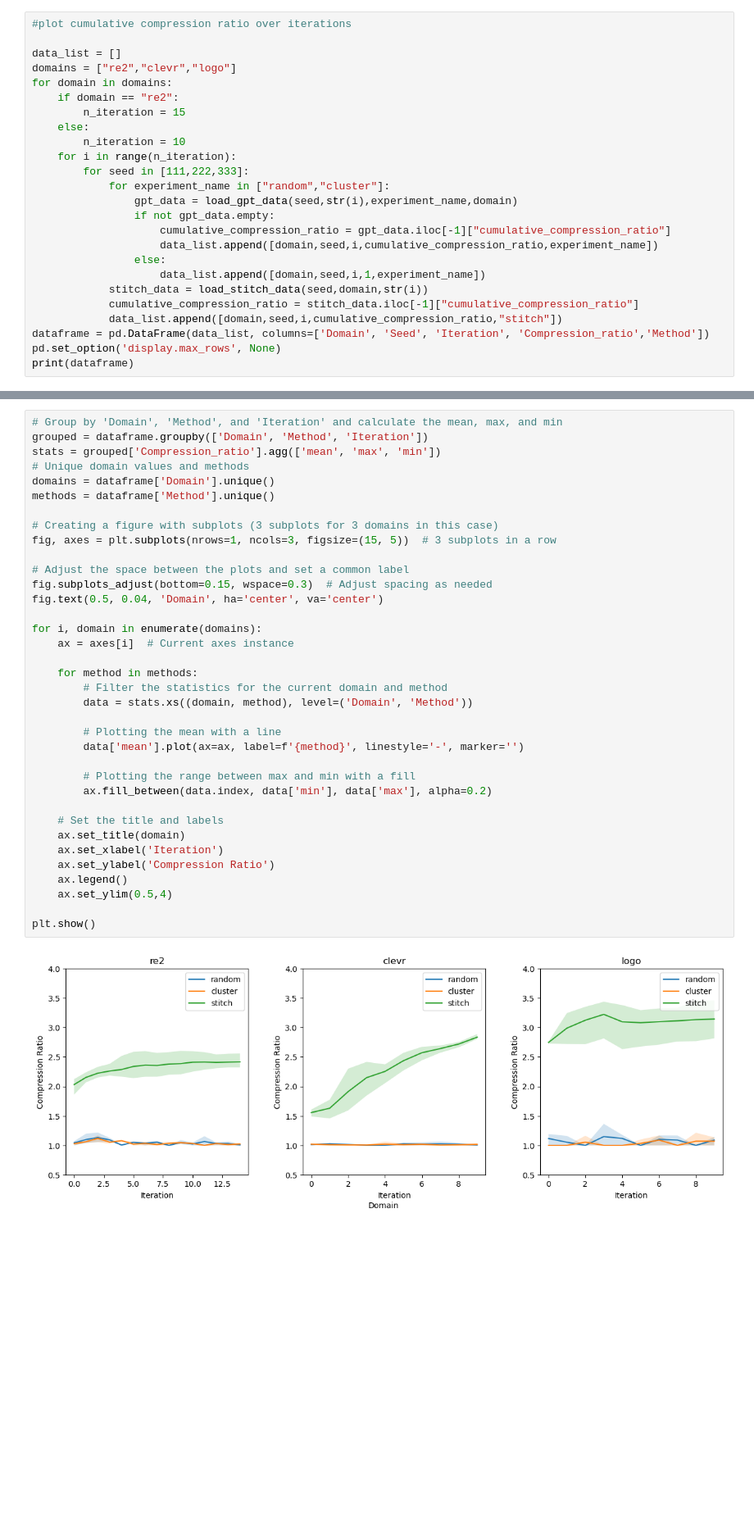
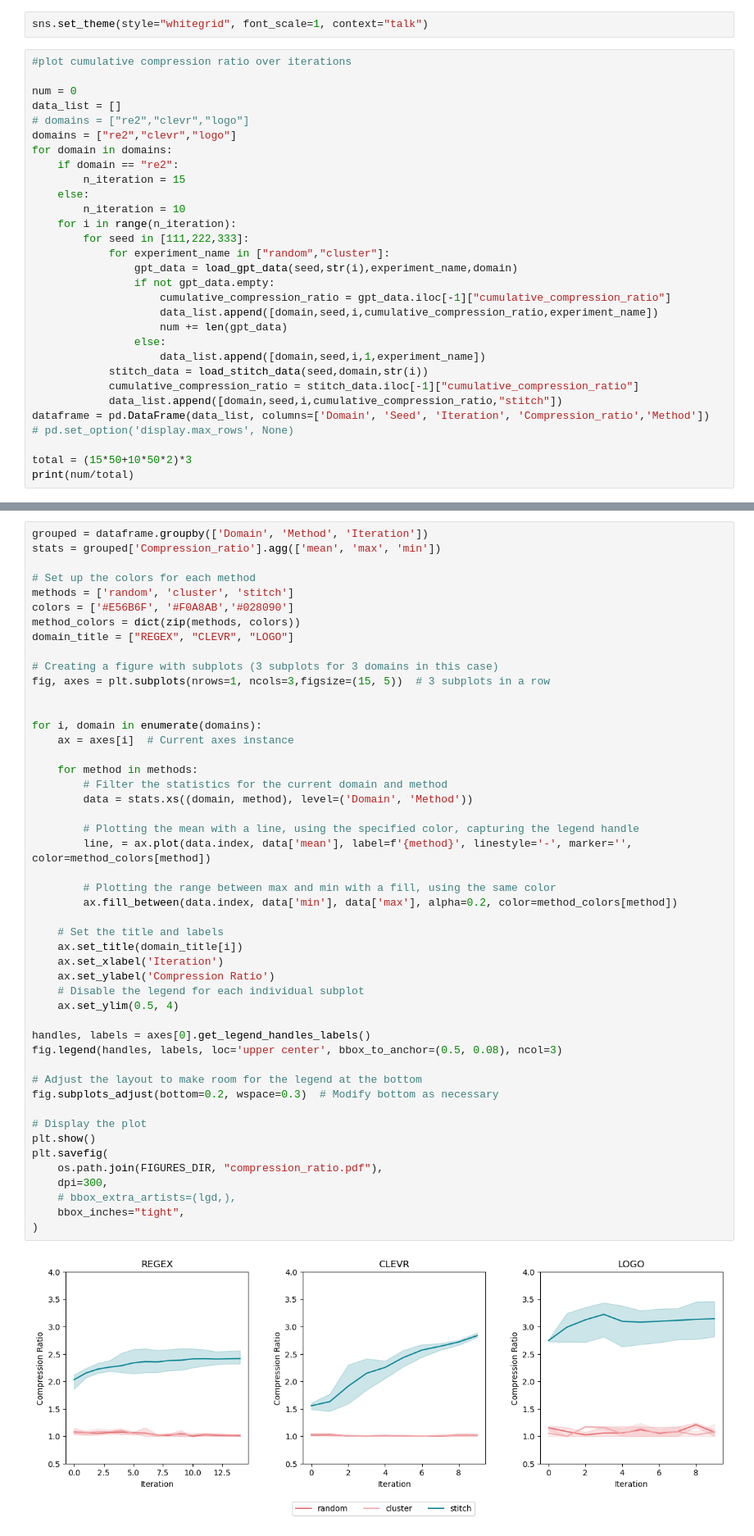
Before and after one commit to gabegrand/lilo, a Jupyter notebook: analysis/analyze_gpt_abstraction.ipynb, the cells around one changed output, grey strips where cells are left out. Shown at 82% size. Drawn from its saved outputs; the diff is of its cells as text; blank space fills up the shorter version.

```diff
--- a/analysis/analyze_gpt_abstraction.ipynb
+++ b/analysis/analyze_gpt_abstraction.ipynb
@@ -143,7 +227,11 @@ plt.show()
+# %%
+sns.set_theme(style="whitegrid", font_scale=1, context="talk")
 # %%
 #plot cumulative compression ratio over iterations
 
+num = 0
 data_list = []
+# domains = ["re2","clevr","logo"]
 domains = ["re2","clevr","logo"]
 for domain in domains:
     if domain == "re2":
@@ -157,12 +245,15 @@ for domain in domains:
                 if not gpt_data.empty:
                     cumulative_compression_ratio = gpt_data.iloc[-1]["cumulative_compression_ratio"]
                     data_list.append([domain,seed,i,cumulative_compression_ratio,experiment_name])
+                    num += len(gpt_data)
                 else:
                     data_list.append([domain,seed,i,1,experiment_name])
             stitch_data = load_stitch_data(seed,domain,str(i))
             cumulative_compression_ratio = stitch_data.iloc[-1]["cumulative_compression_ratio"]
             data_list.append([domain,seed,i,cumulative_compression_ratio,"stitch"])
 dataframe = pd.DataFrame(data_list, columns=['Domain', 'Seed', 'Iteration', 'Compression_ratio','Method'])
-pd.set_option('display.max_rows', None)
-print(dataframe)
+# pd.set_option('display.max_rows', None)
+
+total = (15*50+10*50*2)*3
+print(num/total)
 # %% [output]
@@ -186,38 +261,50 @@ print(dataframe)
 # %%
-# Group by 'Domain', 'Method', and 'Iteration' and calculate the mean, max, and min
 grouped = dataframe.groupby(['Domain', 'Method', 'Iteration'])
 stats = grouped['Compression_ratio'].agg(['mean', 'max', 'min'])
-# Unique domain values and methods
-domains = dataframe['Domain'].unique()
-methods = dataframe['Method'].unique()
+
+# Set up the colors for each method
+methods = ['random', 'cluster', 'stitch']
+colors = ['#E56B6F', '#F0A8AB','#028090']
+method_colors = dict(zip(methods, colors))
+domain_title = ["REGEX", "CLEVR", "LOGO"]
 
 # Creating a figure with subplots (3 subplots for 3 domains in this case)
-fig, axes = plt.subplots(nrows=1, ncols=3, figsize=(15, 5))  # 3 subplots in a row
+fig, axes = plt.subplots(nrows=1, ncols=3,figsize=(15, 5))  # 3 subplots in a row
 
-# Adjust the space between the plots and set a common label
-fig.subplots_adjust(bottom=0.15, wspace=0.3)  # Adjust spacing as needed
-fig.text(0.5, 0.04, 'Domain', ha='center', va='center')
 
 for i, domain in enumerate(domains):
     ax = axes[i]  # Current axes instance
 
     for method in methods:
         # Filter the statistics for the current domain and method
         data = stats.xs((domain, method), level=('Domain', 'Method'))
 
-        # Plotting the mean with a line
-        data['mean'].plot(ax=ax, label=f'{method}', linestyle='-', marker='')
+        # Plotting the mean with a line, using the specified color, capturing the legend handle
+        line, = ax.plot(data.index, data['mean'], label=f'{method}', linestyle='-', marker='', color=method_colors[method])
 
-        # Plotting the range between max and min with a fill
-        ax.fill_between(data.index, data['min'], data['max'], alpha=0.2)
+        # Plotting the range between max and min with a fill, using the same color
+        ax.fill_between(data.index, data['min'], data['max'], alpha=0.2, color=method_colors[method])
 
     # Set the title and labels
-    ax.set_title(domain)
+    ax.set_title(domain_title[i])
     ax.set_xlabel('Iteration')
     ax.set_ylabel('Compression Ratio')
-    ax.legend()
-    ax.set_ylim(0.5,4)
+    # Disable the legend for each individual subplot
+    ax.set_ylim(0.5, 4)
 
+handles, labels = axes[0].get_legend_handles_labels()
+fig.legend(handles, labels, loc='upper center', bbox_to_anchor=(0.5, 0.08), ncol=3)
+
+# Adjust the layout to make room for the legend at the bottom
+fig.subplots_adjust(bottom=0.2, wspace=0.3)  # Modify bottom as necessary
+
+# Display the plot
 plt.show()
+plt.savefig(
+    os.path.join(FIGURES_DIR, "compression_ratio.pdf"),
+    dpi=300,
+    # bbox_extra_artists=(lgd,),
+    bbox_inches="tight",
+)
 # %% [output]
-[figure, old version]
+[figure, new version]
```
Also changed, not shown: parts of 19 cells of this notebook, 1 other file.
